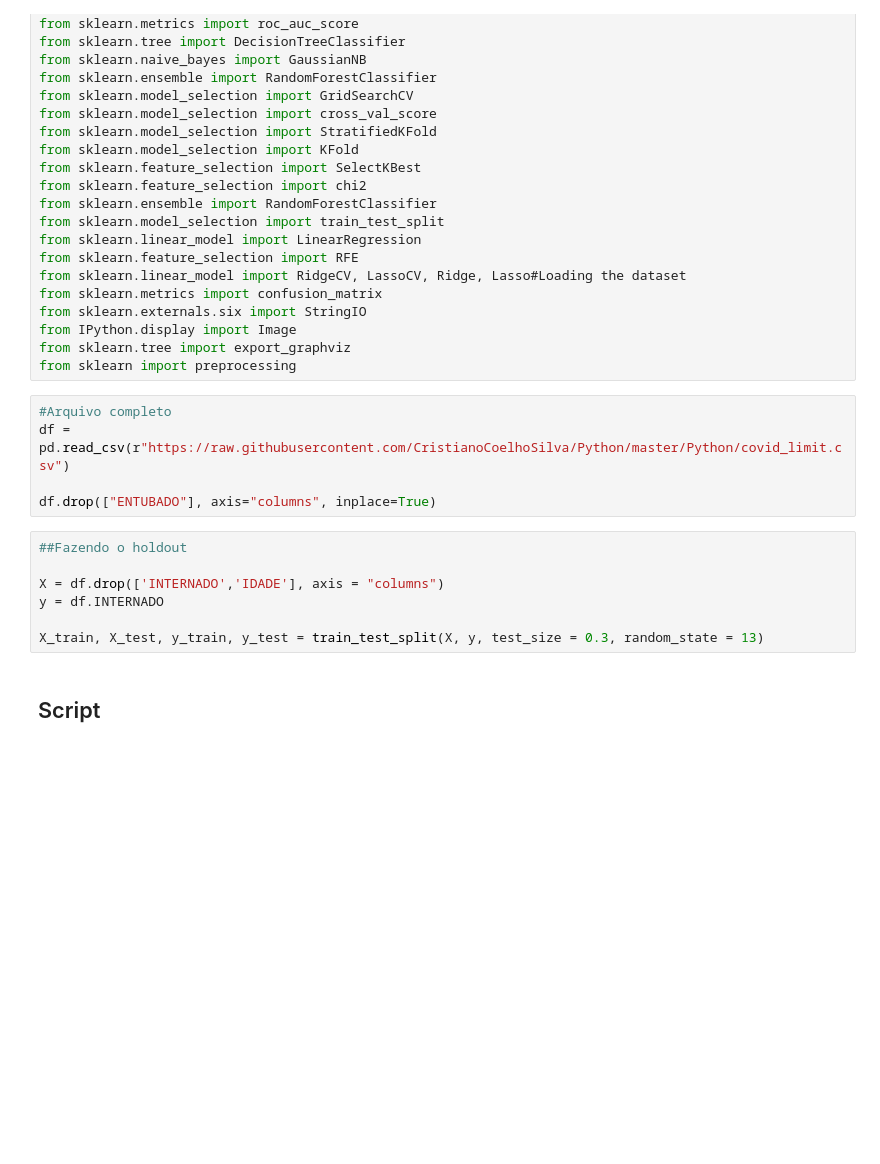
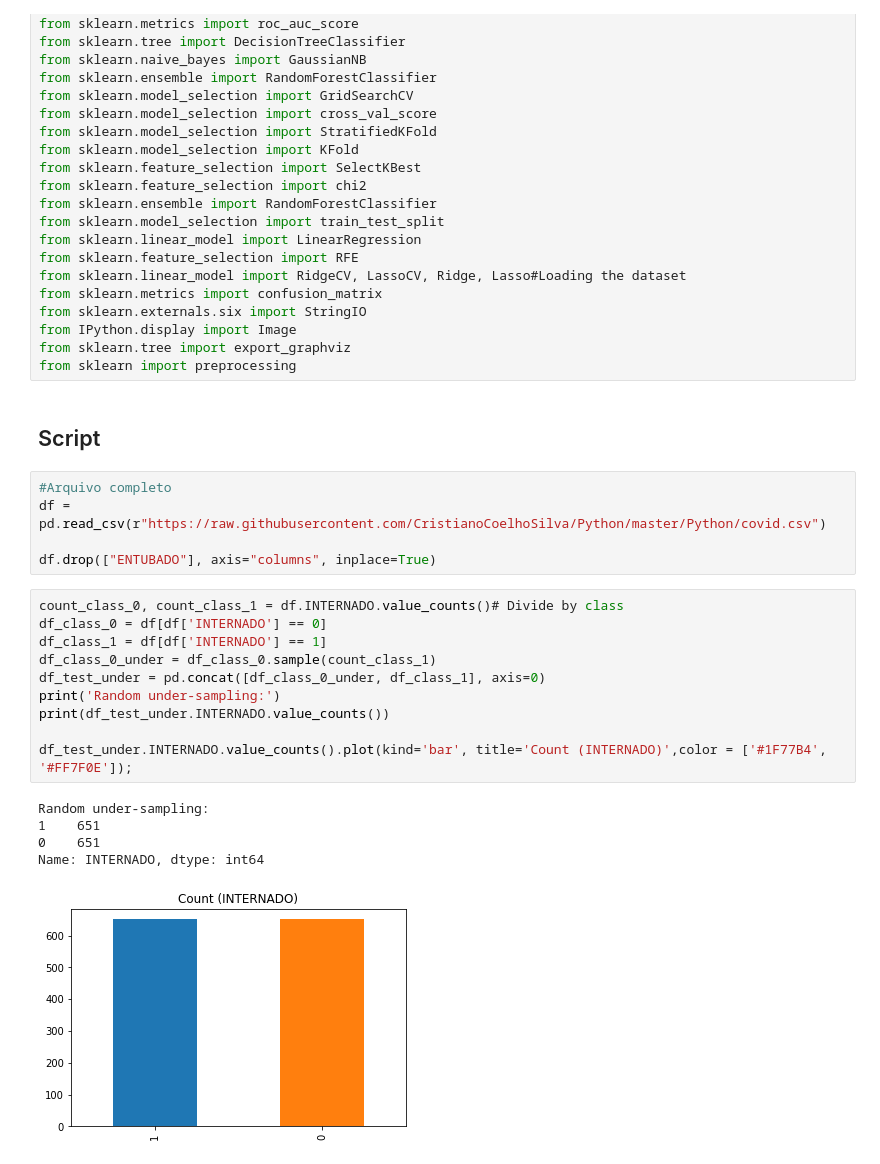
Before and after one commit to CristianoCoelhoSilva/Python, a Jupyter notebook: Script.ipynb, the cells around one changed output. Saved outputs shown, nothing was run; the diff lists cells and outputs as text; blank space fills up the shorter version.

```diff
--- a/Script.ipynb
+++ b/Script.ipynb
@@ -34,17 +34,26 @@ from sklearn.externals.six import StringIO
 from IPython.display import Image
 from sklearn.tree import export_graphviz
 from sklearn import preprocessing
-# %%
-#Arquivo completo
-df = pd.read_csv(r"https://raw.githubusercontent.com/CristianoCoelhoSilva/Python/master/Python/covid_limit.csv")
-
-df.drop(["ENTUBADO"], axis="columns", inplace=True)
-# %%
-##Fazendo o holdout
-
-X = df.drop(['INTERNADO','IDADE'], axis = "columns")
-y = df.INTERNADO
-
-X_train, X_test, y_train, y_test = train_test_split(X, y, test_size = 0.3, random_state = 13)
 # %% [markdown]
 ## Script
+# %%
+#Arquivo completo
+df = pd.read_csv(r"https://raw.githubusercontent.com/CristianoCoelhoSilva/Python/master/Python/covid.csv")
+
+df.drop(["ENTUBADO"], axis="columns", inplace=True)
+# %%
+count_class_0, count_class_1 = df.INTERNADO.value_counts()# Divide by class
+df_class_0 = df[df['INTERNADO'] == 0]
+df_class_1 = df[df['INTERNADO'] == 1]
+df_class_0_under = df_class_0.sample(count_class_1)
+df_test_under = pd.concat([df_class_0_under, df_class_1], axis=0)
+print('Random under-sampling:')
+print(df_test_under.INTERNADO.value_counts())
+
+df_test_under.INTERNADO.value_counts().plot(kind='bar', title='Count (INTERNADO)',color = ['#1F77B4', '#FF7F0E']);
+# %% [output]
+Random under-sampling:
+1    651
+0    651
+Name: INTERNADO, dtype: int64
+[figure, added]
```
Also changed, not shown: parts of 11 cells of this notebook.
